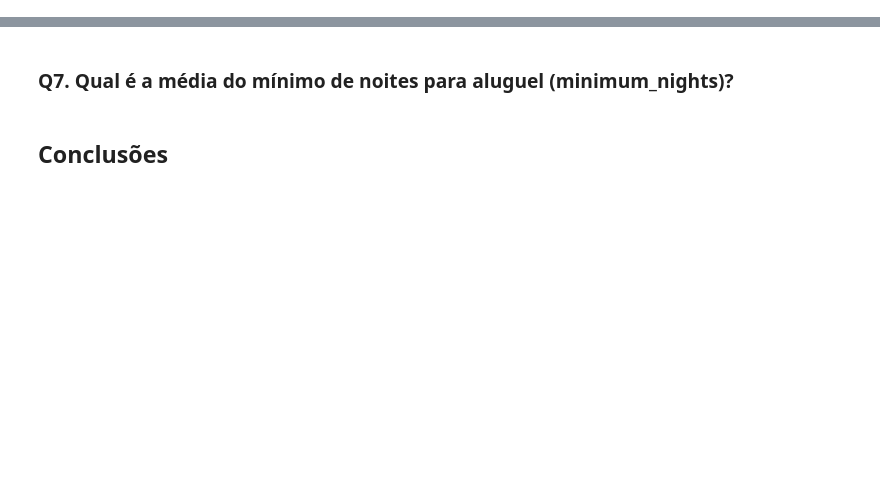
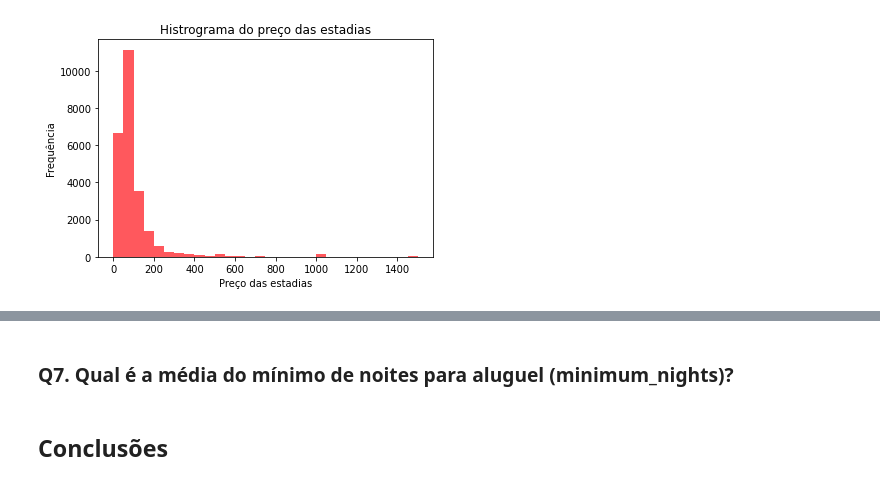
Before and after one commit to gabrielcardosods/data_science, a Jupyter notebook: Analisando_os_Dados_do_Airbnb.ipynb, the cells around one changed output, grey strips where cells are left out. Drawn from its saved outputs; the diff is of its cells as text; code cells hidden in the pictures; blank space fills up the shorter version.

```diff
--- a/Analisando_os_Dados_do_Airbnb.ipynb
+++ b/Analisando_os_Dados_do_Airbnb.ipynb
@@ -109,0 +218,9 @@ Antes de iniciar qualquer análise, vamos verificar a cara do nosso *dataset*, a
+# %%
+df_price = df[df['price'] <= 1500]['price']
+
+plt.hist(x=df_price, color='#FF585D', bins=30)
+plt.title('Histrograma do preço das estadias')
+plt.xlabel('Preço das estadias')
+plt.ylabel('Frequência');
+# %% [output]
+[figure, added]
```
Also changed, not shown: parts of 52 cells of this notebook.
